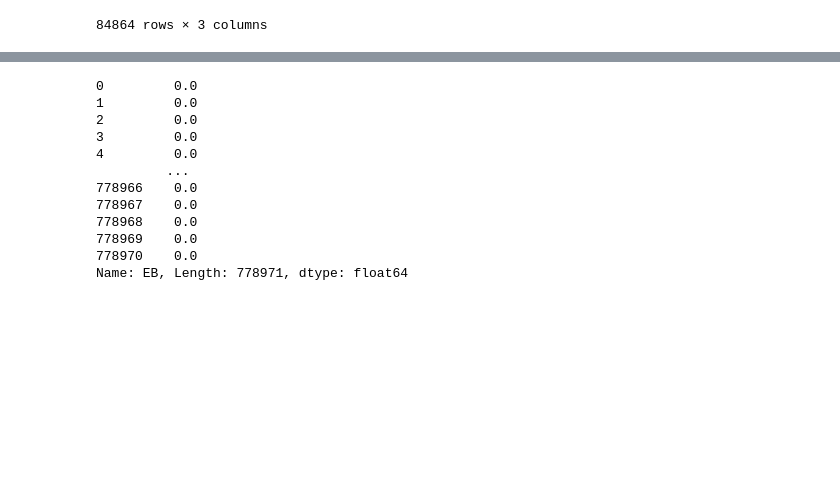
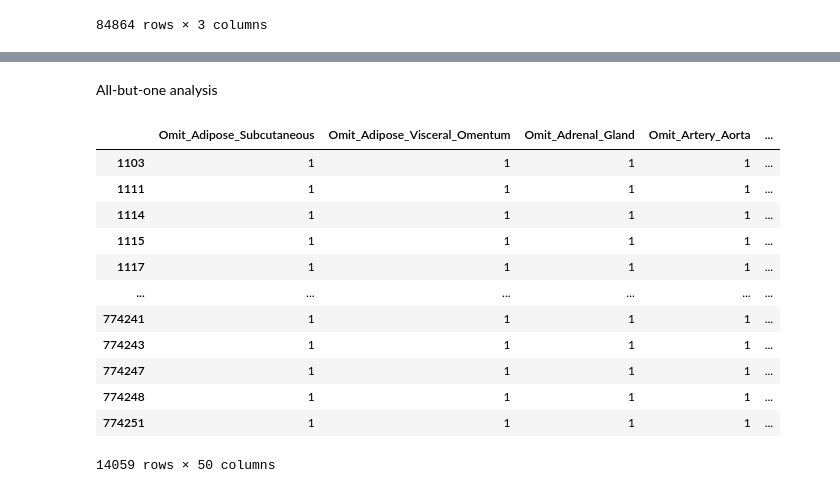
Before and after one commit to jmp448/hdcQTL, a Jupyter notebook: code/complex_trait_analysis/Untitled.ipynb, the cells around one changed output, grey strips where cells are left out. Saved outputs shown, nothing was run; the diff lists cells and outputs as text; code cells hidden in the pictures; blank space fills up the shorter version.

Commit message:
add complex trait analysis, everything before cleaning

```diff
--- a/code/complex_trait_analysis/Untitled.ipynb
+++ b/code/complex_trait_analysis/Untitled.ipynb
@@ -100,17 +135,27 @@ sum(eb_eqtls_bed['SNP'].isin(annots['SNP']))
 # %%
 annots_gtex_eb = annots_gtex.merge(eb_eqtls_bed, on=['SNP'], how='left').fillna(0)
+annots_gtex_eb.iloc[:, -50:] = annots_gtex_eb.iloc[:, -50:].astype(int)
-# %%
-annots_gtex_eb['EB']
-# %% [output]
-0         0.0
-1         0.0
-2         0.0
-3         0.0
-4         0.0
-         ...
-778966    0.0
-778967    0.0
-778968    0.0
-778969    0.0
-778970    0.0
-Name: EB, Length: 778971, dtype: float64
+# %% [markdown]
+All-but-one analysis
+# %%
+qtls_combined = annots_gtex_eb.iloc[:, -50:]
+# %%
+qtls_combined = qtls_combined.loc[(qtls_combined!=0).any(axis=1)]
+# %%
+qtls_unique = 1 - qtls_combined.rename(columns={t: f'Omit_{t}' for t in qtls_combined.columns})
+# %%
+qtls_unique
+# %% [output]
+|  | Omit_Adipose_Subcutaneous | Omit_Adipose_Visceral_Omentum | Omit_Adrenal_Gland | Omit_Artery_Aorta | ... |
+| 1103 | 1 | 1 | 1 | 1 | ... |
+| 1111 | 1 | 1 | 1 | 1 | ... |
+| 1114 | 1 | 1 | 1 | 1 | ... |
+| 1115 | 1 | 1 | 1 | 1 | ... |
+| 1117 | 1 | 1 | 1 | 1 | ... |
+| ... | ... | ... | ... | ... | ... |
+| 774241 | 1 | 1 | 1 | 1 | ... |
+| 774243 | 1 | 1 | 1 | 1 | ... |
+| 774247 | 1 | 1 | 1 | 1 | ... |
+| 774248 | 1 | 1 | 1 | 1 | ... |
+| 774251 | 1 | 1 | 1 | 1 | ... |
+14059 rows × 50 columns
```
Also changed, not shown: parts of 21 cells of this notebook, 23 other files.
